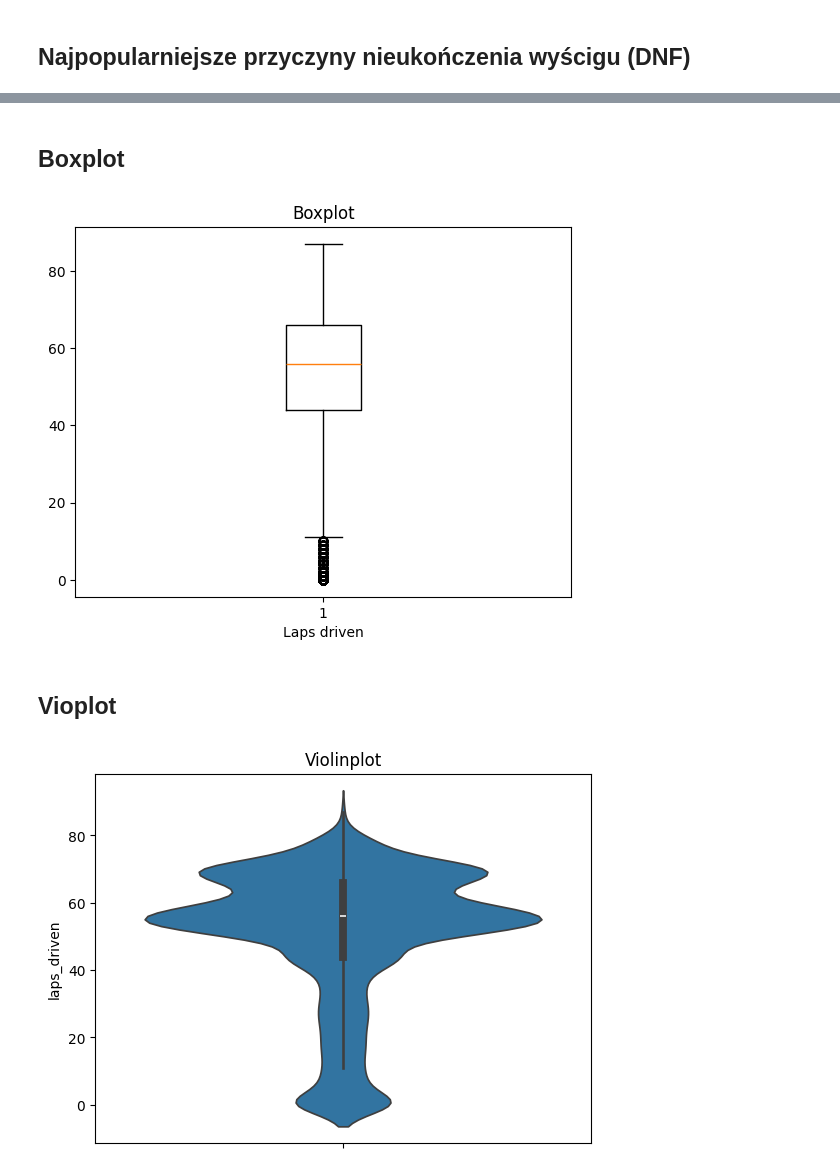
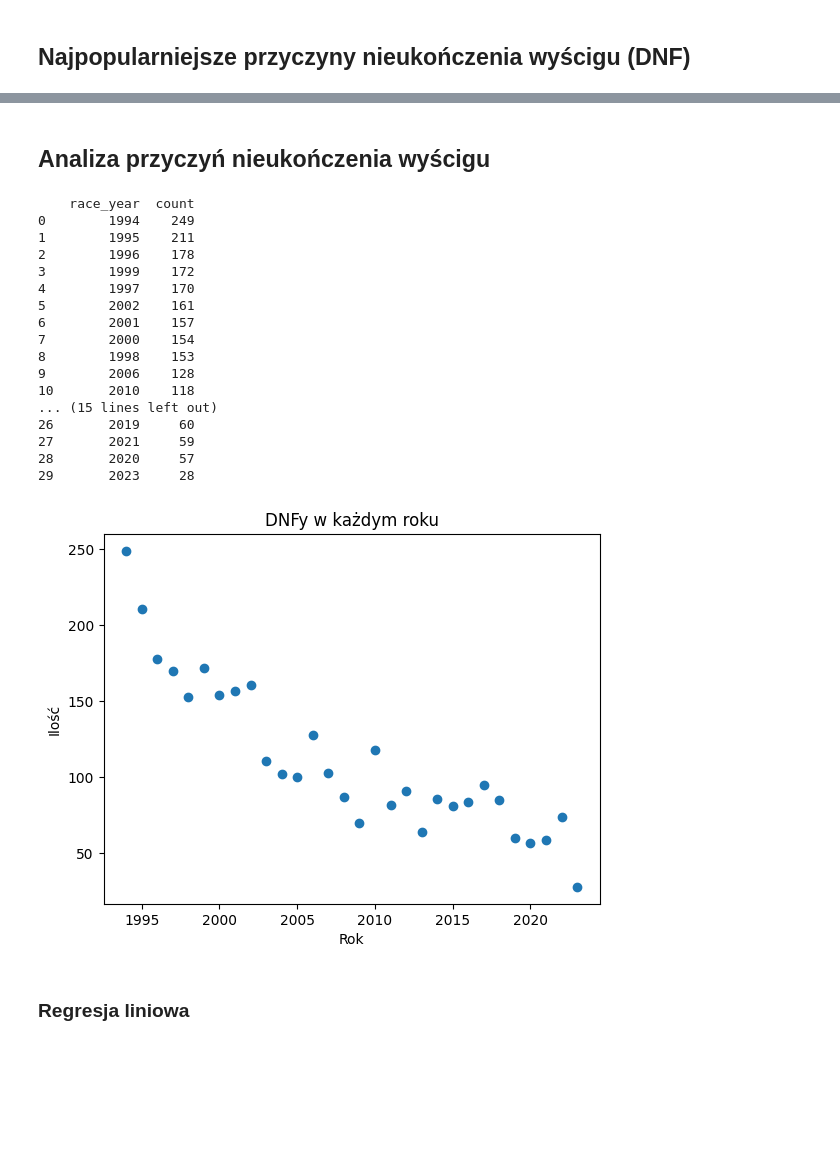
Before and after one commit to lachimex/statistic_project, a Jupyter notebook: StatisticProject.ipynb, the cells around one changed output, grey strips where cells are left out. Saved outputs shown, nothing was run; the diff lists cells and outputs as text; code cells hidden in the pictures; blank space fills up the shorter version.

```diff
--- a/StatisticProject.ipynb
+++ b/StatisticProject.ipynb
@@ -216,17 +234,33 @@ plt.show()
-# %% [markdown]
-## Boxplot
-# %%
-plt.boxplot(laps)
-plt.title("Boxplot")
-plt.xlabel("Laps driven")
-plt.show()
-# %% [output]
-[figure, removed]
-# %% [markdown]
-## Vioplot
-# %%
-sns.violinplot(laps)
-plt.title("Violinplot")
-plt.show()
-# %% [output]
-[figure, removed]
+# %% [markdown]
+## Analiza przyczyń nieukończenia wyścigu
+# %%
+dnfs2 = df[~df["ending"].str.contains(r'\b(?:Lap|Laps|Finished)\b', case=False, regex=True)]['race_year']
+grouped_dnfs = dnfs2.value_counts().reset_index(name='count')
+print(grouped_dnfs)
+
+plt.scatter(grouped_dnfs['race_year'], grouped_dnfs['count'])
+plt.xlabel('Rok')
+plt.ylabel('Ilość')
+plt.title('DNFy w każdym roku')
+plt.show()
+# %% [output]
+    race_year  count
+0        1994    249
+1        1995    211
+2        1996    178
+3        1999    172
+4        1997    170
+5        2002    161
+6        2001    157
+7        2000    154
+8        1998    153
+9        2006    128
+10       2010    118
+... (15 lines left out)
+26       2019     60
+27       2021     59
+28       2020     57
+29       2023     28
+[figure, added]
+# %% [markdown]
+### Regresja liniowa
```
Also changed, not shown: parts of 13 cells of this notebook, 3 other files.
